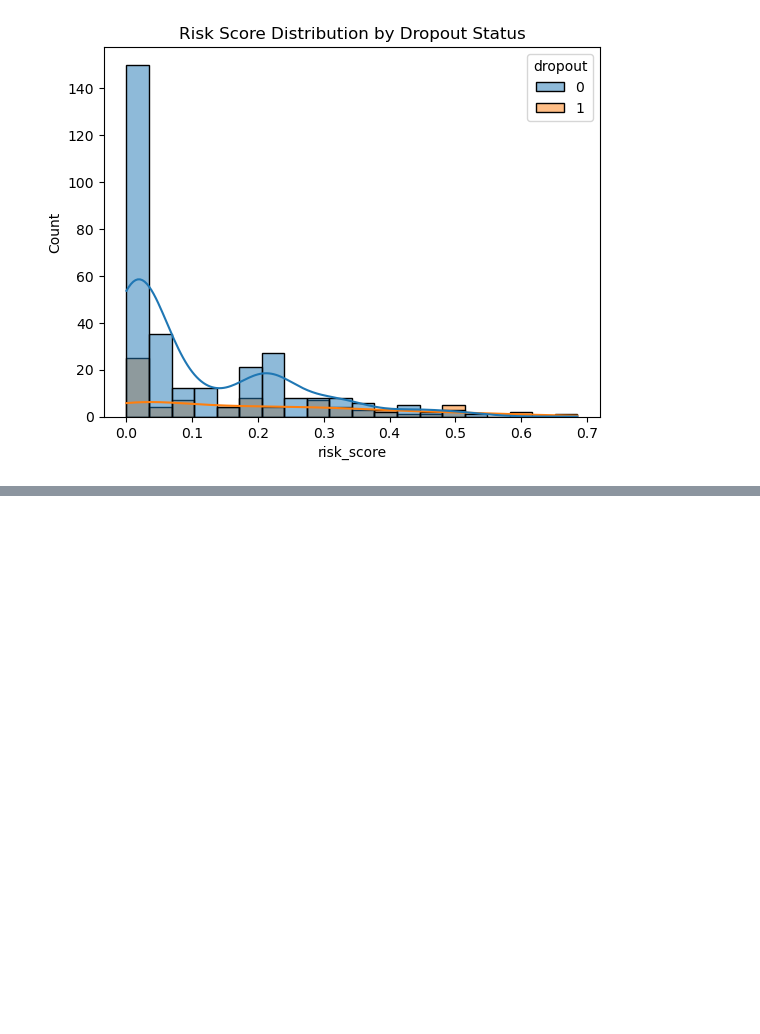
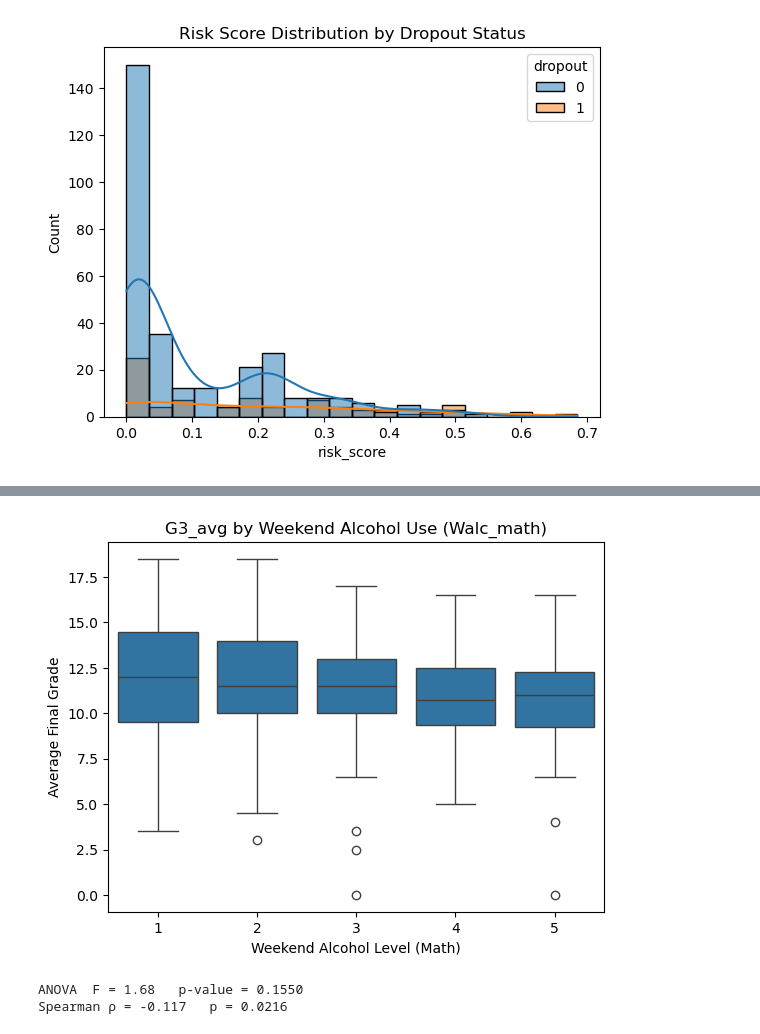
Before and after one commit to ahmad2025-ai/Final-Project, a Jupyter notebook: main-project.ipynb, the cells around one changed output, grey strips where cells are left out. Cells and saved outputs as stored; diff of their text form; code cells hidden in the pictures; blank space fills up the shorter version.

```diff
--- a/main-project.ipynb
+++ b/main-project.ipynb
@@ -667,0 +859,14 @@ joined_df['high_risk'] = joined_df['risk_score'].apply(lambda x: 1 if x > 0.5 el
+# %%
+import pandas as pd
+
+# df is your joined student-performance DataFrame
+# 1) If you already have G3_avg
+joined_df['dropout_flag'] = (joined_df['G3_avg'] < 10).astype(int)
+
+# 2) If you *don’t* yet have G3_avg, calculate it first:
+# df['G3_avg'] = (df['G3_math'] + df['G3_por']) / 2
+# df['dropout_flag'] = (df['G3_avg'] < 10).astype(int)
+
+# Quick check
+print(joined_df[['G3_avg', 'dropout_flag']].head())
+print(joined_df['dropout_flag'].value_counts())
@@ -667,0 +884,8 @@ joined_df['high_risk'] = joined_df['risk_score'].apply(lambda x: 1 if x > 0.5 el
+# %%
+import pandas as pd
+from scipy.stats import chi2_contingency
+
+# df already contains `studytime_math` (1‑4), `G3_avg`, and `dropout_flag`
+
+# 1 = "<2 hours/week", 2‑4 = higher study times
+joined_df['study_low'] = (joined_df['studytime_math'] == 1).astype(int)
@@ -667,0 +920,25 @@ joined_df['high_risk'] = joined_df['risk_score'].apply(lambda x: 1 if x > 0.5 el
+# %%
+import pandas as pd
+from scipy import stats
+import seaborn as sns
+import matplotlib.pyplot as plt
+
+# ── 1. Quick box/violin plot ──────────────────────────────────────────
+sns.boxplot(x='Walc_math', y='G3_avg', data=joined_df)
+plt.title('G3_avg by Weekend Alcohol Use (Walc_math)')
+plt.xlabel('Weekend Alcohol Level (Math)')
+plt.ylabel('Average Final Grade')
+plt.show()
+
+# ── 2. One‑way ANOVA ──────────────────────────────────────────────────
+groups = [grp['G3_avg'].values for name, grp in joined_df.groupby('Walc_math')]
+f_stat, p_val = stats.f_oneway(*groups)
+print(f"ANOVA  F = {f_stat:.2f}   p‑value = {p_val:.4f}")
+
+# ── 3. Spearman correlation (optional check) ──────────────────────────
+rho, spearman_p = stats.spearmanr(joined_df['Walc_math'], joined_df['G3_avg'])
+print(f"Spearman ρ = {rho:.3f}   p = {spearman_p:.4f}")
+# %% [output]
+[figure, added]
+ANOVA  F = 1.68   p‑value = 0.1550
+Spearman ρ = -0.117   p = 0.0216
```
Also changed, not shown: parts of 43 cells of this notebook, 5 other files.
